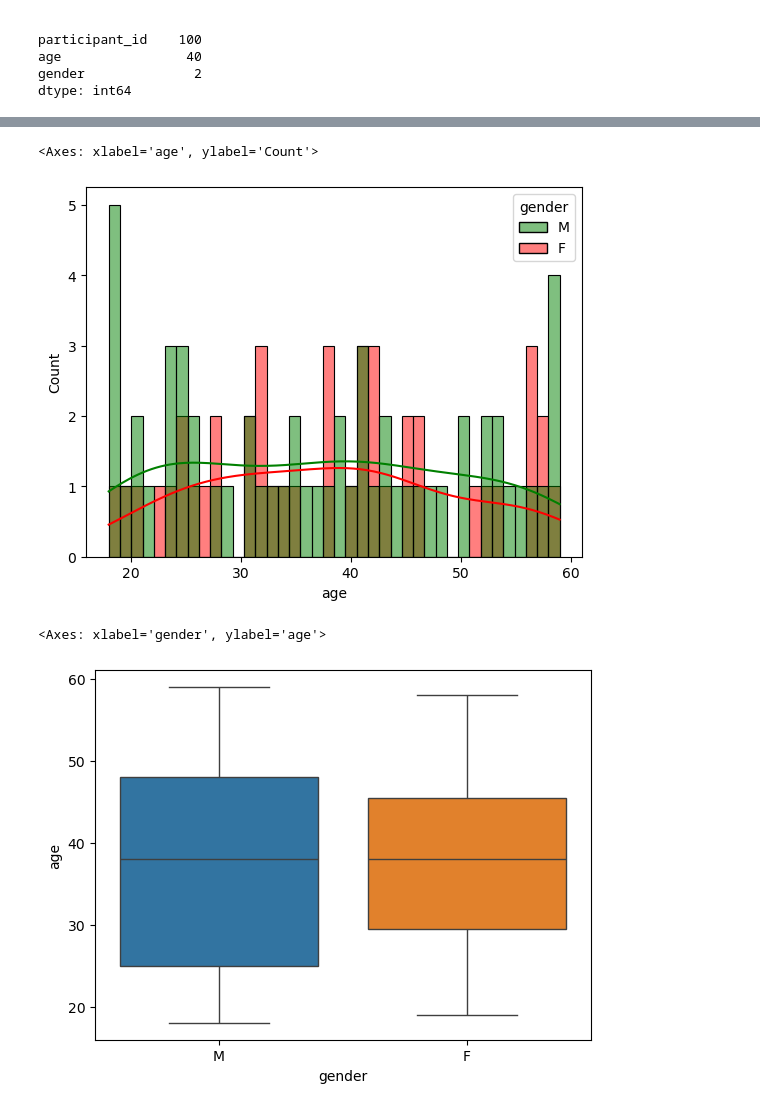
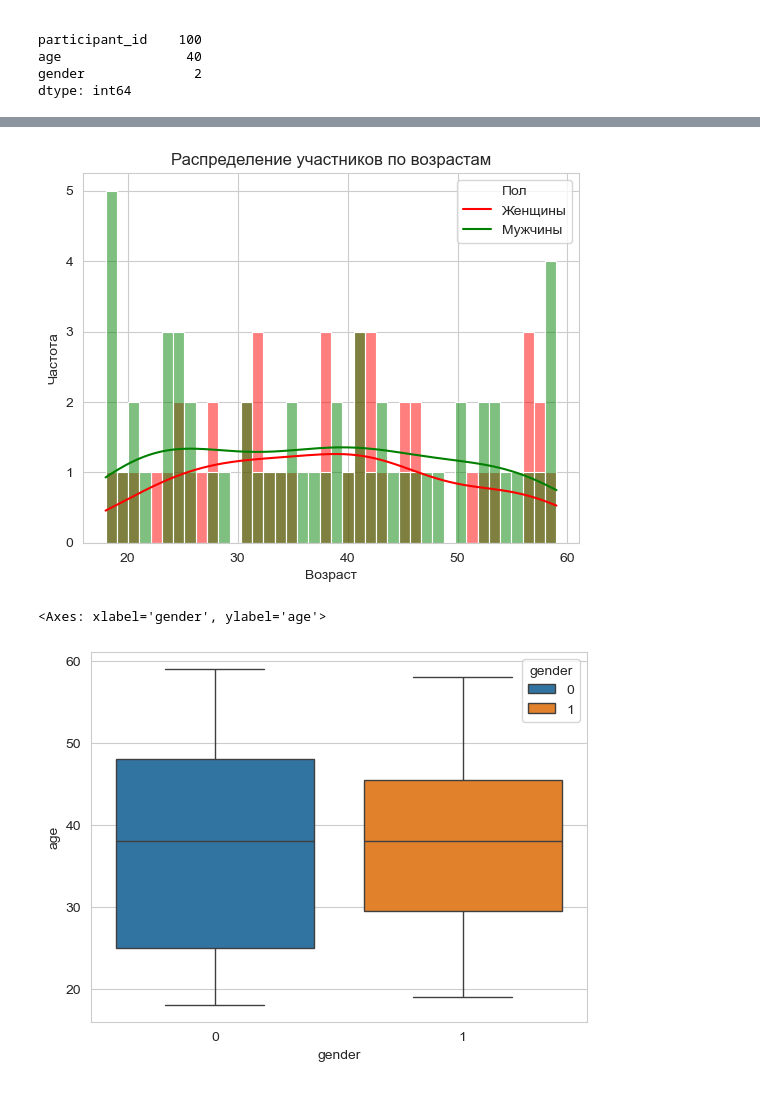
Before and after one commit to Chrisnisch/data-lab-practice-case, a Jupyter notebook: test_case.ipynb, the cells around one changed output, grey strips where cells are left out. Drawn from its saved outputs; the diff is of its cells as text; code cells hidden in the pictures.

```diff
--- a/test_case.ipynb
+++ b/test_case.ipynb
@@ -133,0 +173,3 @@ full_data.head()
+# %%
+d = {'Sedentary': 0, 'Lightly Active': 1, 'Moderately Active': 2, 'Very Active': 3}
+full_data['physical_activity_level'] = full_data['physical_activity_level'].map(d)
@@ -133,0 +180,23 @@ full_data.head()
+# %%
+d = {'Poor': 0, 'Fair': 1, 'Good': 2, 'Excellent': 3}
+full_data['sleep_quality'] = full_data['sleep_quality'].map(d)
+# %%
+d = {'M': 0, 'F': 1}
+full_data['gender'] = full_data['gender'].map(d)
+# %%
+new_dtypes = {'participant_id': 'int32',
+              'current_weight_lbs': 'float32',
+              'bmr_calories': 'float32',
+              'daily_calories_consumed': 'float32',
+              'daily_caloric_surplus_or_deficit': 'float32',
+              'weight_change_lbs': 'float32',
+              'duration_weeks': 'int32',
+              'physical_activity_level': 'int32',
+              'sleep_quality': 'int32',
+              'stress_level': 'int32',
+              'final_weight_lbs': 'float32',
+              'age': 'int32',
+              'gender': 'int32'
+              }
+full_data = full_data.astype(new_dtypes)
+full_data.info()
@@ -134,10 +275,14 @@ full_data.head()
 # %%
 sns.histplot(data=full_data, x='age', hue='gender', palette=['green', 'red'], bins=40, kde=True)
+plt.legend(title='Пол', labels=['Женщины', 'Мужчины'], loc='upper right')
+plt.xlabel('Возраст')
+plt.ylabel('Частота')
+plt.title('Распределение участников по возрастам')
+plt.show()
 # %% [output]
-<Axes: xlabel='age', ylabel='Count'>
-[figure, old version]
+[figure, new version]
 # %%
 sns.boxplot(data=full_data, x='gender', y='age', hue='gender')
 # %% [output]
 <Axes: xlabel='gender', ylabel='age'>
-[figure, old version]
+[figure, new version]
```
Also changed, not shown: parts of 17 cells of this notebook, 1 other file.
